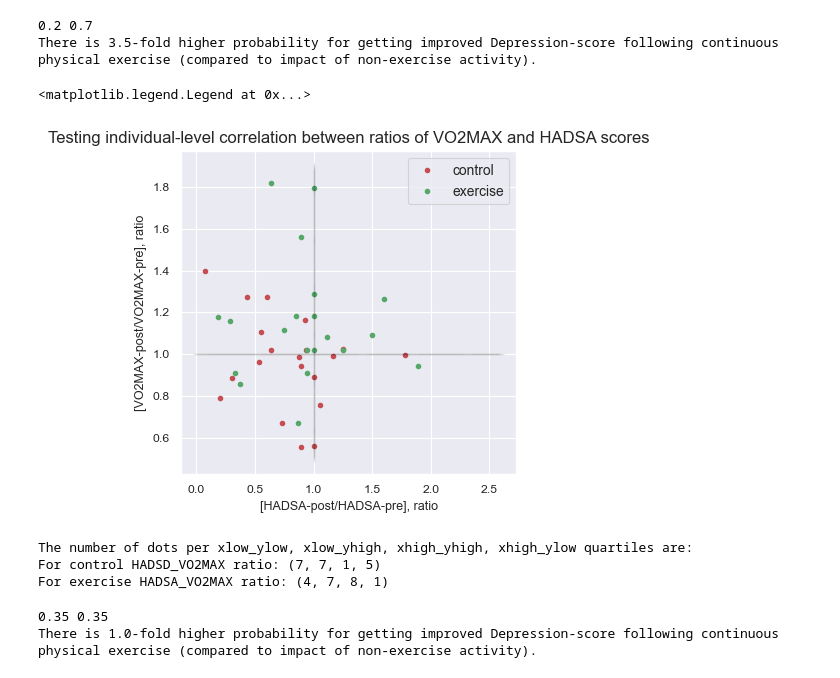
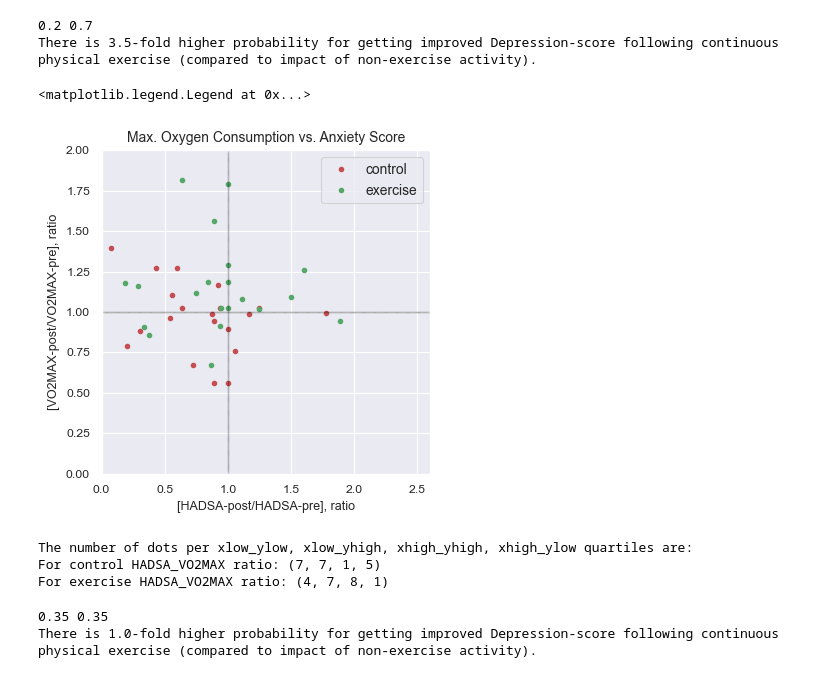
Before and after one commit to Oren-BenA/EDA_Exercise_Mental, a Jupyter notebook: 03_06_2023_Exercise_in_Psychiatry.ipynb, the cells around one changed output. Cells and saved outputs as stored; diff of their text form; code cells hidden in the pictures.

```diff
--- a/03_06_2023_Exercise_in_Psychiatry.ipynb
+++ b/03_06_2023_Exercise_in_Psychiatry.ipynb
@@ -463,43 +472,43 @@ There is 3.5-fold higher probability for getting improved Depression-score follo
 # %%
 # Scatter plotting individuals signifcant mental ('r: HADSA2/HADSA') and physiological features ('r: VO2MAX2/VO2MAX')
 # Testing for possible interaction
 
 x21 = data[data['Group']=='cont']['r: HADSA2/HADSA']
 y21 = data[data['Group']=='cont']['r: VO2MAX2/VO2MAX']
 
 x22 = data[data['Group']=='exer']['r: HADSA2/HADSA']
 y22 = data[data['Group']=='exer']['r: VO2MAX2/VO2MAX']
 
 fig = plt.figure(figsize=(4,4))
-ax = fig.gca()
-ax.plot(x21, y21, '.r', x22, y22, '.g',markersize = 6)
+ax1 = fig.gca()
+ax1.plot(x21, y21, '.r', x22, y22, '.g',markersize = 6)
 # adding the faint-gray-cross for quartiles orientation
 
 x23 = np.linspace(1,1,300)
-y23 = np.linspace(0.5,1.9,300)
+y23 = np.linspace(0,2,300)
 
 x24 = np.linspace(0,2.6,300)
 y24 = np.linspace(1,1,300)
-ax.plot(x23, y23, '|k',x24, y24, '_k', alpha = 0.04,markersize = 6)
+ax1.plot(x23, y23, '|k',x24, y24, '_k', alpha = 0.05,markersize = 6)
 
 # ax.plot(x3, y3, '_b')
 # ax.plot(x2, y2, '.b', lw=5)
 # ax.plot(x3, y3, '.g', lw=5)
 
-# ax.set_xlim(0,2.6)
-# ax.set_ylim(0.5,1.9)
+ax1.set_xlim(0,2.6)
+ax1.set_ylim(0,2)
 
-ax.set_title(label = 'Testing individual-level correlation between ratios of VO2MAX and HADSA scores', fontsize = 12)
-ax.set_xlabel(xlabel = '[HADSA-post/HADSA-pre], ratio', fontsize = 9)
-ax.set_ylabel(ylabel = '[VO2MAX-post/VO2MAX-pre], ratio', fontsize = 9)
+ax1.set_title(label = 'Max. Oxygen Consumption vs. Anxiety Score', fontsize = 10)
+ax1.set_xlabel(xlabel = '[HADSA-post/HADSA-pre], ratio', fontsize = 9)
+ax1.set_ylabel(ylabel = '[VO2MAX-post/VO2MAX-pre], ratio', fontsize = 9)
 # ax.set_facecolor('white')
 
 plt.tight_layout()
 
 plt.legend(['control','exercise'], fontsize = 10)
 # %% [output]
 <matplotlib.legend.Legend at 0x...>
-[figure, old version]
+[figure, new version]
 # %%
 # Quantifying 'control' vs. 'exercise' data points per quartile
 control_HADSA_VO2MAX_r = list(zip(x21.round(2),y21.round(2)))
@@ -510,11 +519,11 @@ ratio_y_cutoff = 1
 
 cont_q_distrib_A = determine_quartile(control_HADSA_VO2MAX_r,ratio_x_cutoff,ratio_y_cutoff)
 exer_q_distrib_A = determine_quartile(exercise_HADSA_VO2MAX_r,ratio_x_cutoff,ratio_y_cutoff)
-print(f'The number of dots per xlow_ylow, xlow_yhigh, xhigh_yhigh, xhigh_ylow quartiles are:\nFor control HADSD_VO2MAX ratio: \
+print(f'The number of dots per xlow_ylow, xlow_yhigh, xhigh_yhigh, xhigh_ylow quartiles are:\nFor control HADSA_VO2MAX ratio: \
 {cont_q_distrib_A}\nFor exercise HADSA_VO2MAX ratio: {exer_q_distrib_A}')
 # %% [output]
 The number of dots per xlow_ylow, xlow_yhigh, xhigh_yhigh, xhigh_ylow quartiles are:
-For control HADSD_VO2MAX ratio: (7, 7, 1, 5)
+For control HADSA_VO2MAX ratio: (7, 7, 1, 5)
 For exercise HADSA_VO2MAX ratio: (4, 7, 8, 1)
 # %%
 # based on the post/pre assays-scores RATIOs
```
Also changed, not shown: parts of 4 cells of this notebook, 2 other files.
